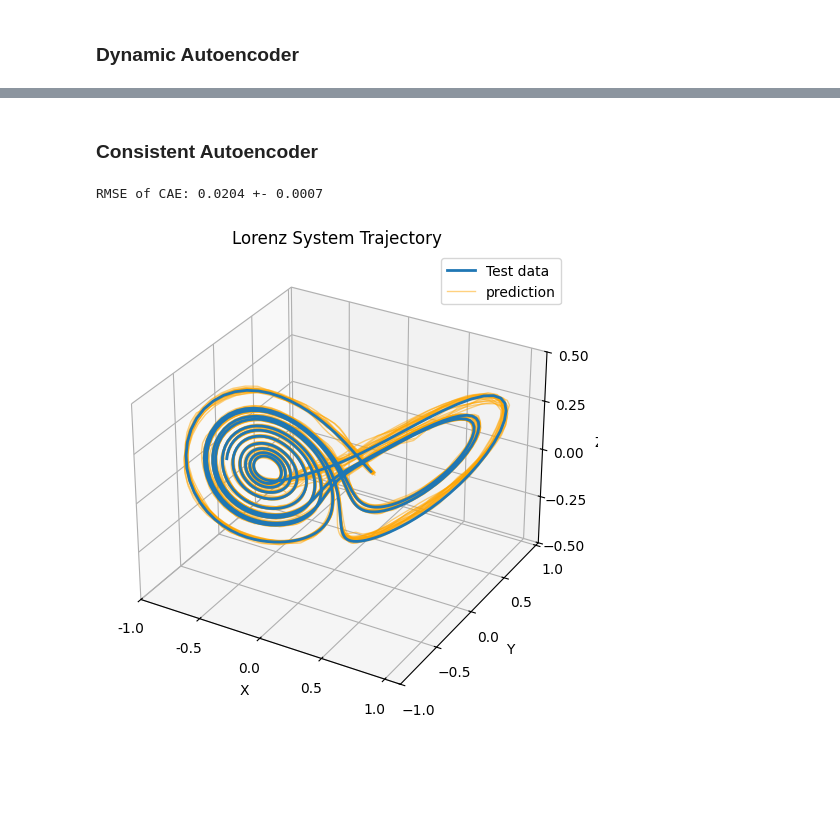
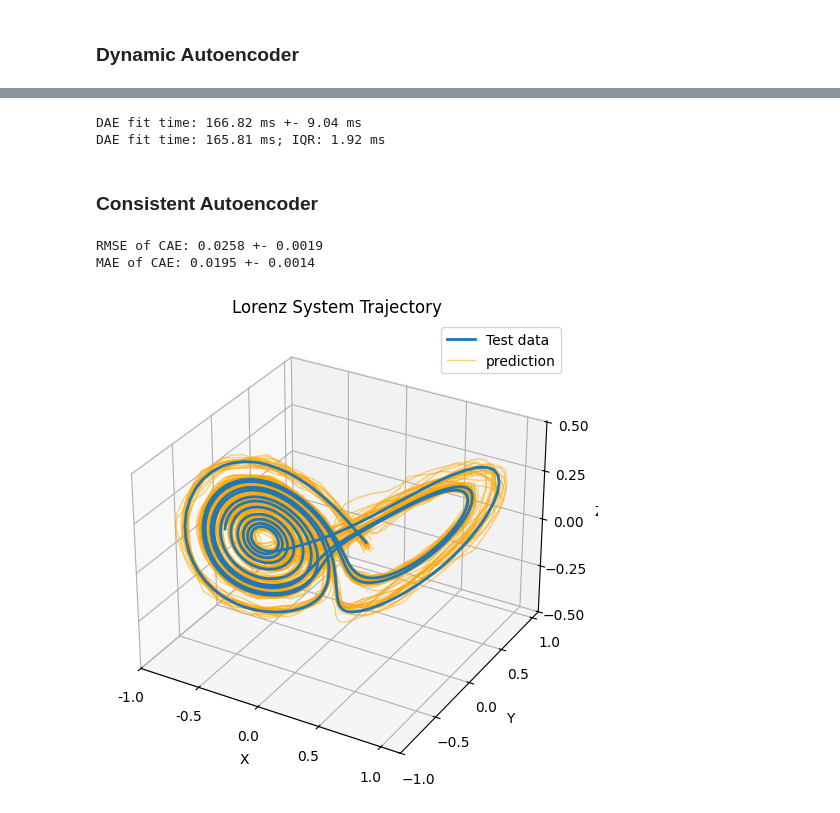
Before and after one commit to pietronvll/encoderops, a Jupyter notebook: exps/lorenz63/analysis.ipynb, the cells around one changed output, grey strips where cells are left out. Cells and saved outputs as stored; diff of their text form; code cells hidden in the pictures; blank space fills up the shorter version.

```diff
--- a/exps/lorenz63/analysis.ipynb
+++ b/exps/lorenz63/analysis.ipynb
@@ -709,6 +834,7 @@ subdir = "lorenz63/DAE"
 n_models = 20
 
 rmse = []
+mae = []
 predictions = []
 for i in range(n_models):
     filename = f"DAE_rep{i}.pt"
@@ -718,8 +844,11 @@ for i in range(n_models):
             filename=path_in_repo,
             repo_type="model")
     feature_map = DynamicAE.load(ckpt_path)
+    feature_map = recompute_evolution_operator(feature_map, train_ctxs)
     results = model_validation(feature_map)
     predictions.append(results['predictions'])
     rmse.append(results['rmse'])
+    mae.append(results['mae'])
 print(f'RMSE of DAE: {np.mean(rmse):.4f} +- {np.std(rmse):.4f}')
+print(f'MAE of DAE: {np.mean(mae):.4f} +- {np.std(mae):.4f}')
 # %% [output]
@@ -752,18 +881,0 @@ plt.show()
-# %%
-subdir = "lorenz63/DAE"
-n_models = 20
-
-rmse = []
-predictions = []
-for i in range(n_models):
-    filename = f"DAE_rep{i}.pt"
-    path_in_repo = f"{subdir}/{filename}"
-    ckpt_path =hf_hub_download(
-            repo_id=repo_id,
-            filename=path_in_repo,
-            repo_type="model")
-    feature_map = DynamicAE.load(ckpt_path)
-    results = multistep_forecasting(feature_map)
-    predictions.append(results['predictions'])
-    rmse.append(results['rmse'])
-print(f'RMSE of DAE: {np.mean(rmse):.4f} +- {np.std(rmse):.4f}')
@@ -826,26 +917,38 @@ plt.show()
+# %%
+n_models = 20
+
+timings = []
+for seed in np.arange(n_models):
+    run_name = f"DAE_rep{seed}"
+
+    # Find the run with that name
+    runs = api.runs(project_path)
+    target_run = None
+    for run in runs:
+        if run.name == run_name:
+            target_run = run
+            break
+
+    timings.append(target_run.history(keys=['epoch_time']).values[:,-1])
+
+timings = np.array(timings) * 1000  # Convert to milliseconds
+print(f"DAE fit time: {np.mean(timings):.2f} ms +- {np.std(timings):.2f} ms")
+IQR = iqr(timings)
+print(f"DAE fit time: {np.median(timings):.2f} ms; IQR: {IQR:.2f} ms")
+# %% [output]
+DAE fit time: 166.82 ms +- 9.04 ms
+DAE fit time: 165.81 ms; IQR: 1.92 ms
 # %% [markdown]
 ### Consistent Autoencoder
 # %%
 from exps.lorenz63.cae import ConsistentAE
 from exps.lorenz63.trainer_CAE import MLPEncoder, MLPDecoder
-# %%
-def model_validation(model):
-    predictions = (model.predict(test_ctxs, t=1)).reshape(-1, n_vars)
-    rmse = RMSE(predictions, truth)
-    return {'rmse': rmse, 'predictions': predictions}
-
-def multistep_forecasting(model, timesteps=timesteps):
-    predictions = []
-    for t in range(timesteps):
-        predictions.append((model.predict(test_ctxs[0], t=t+1)).reshape(-1, n_vars))
-    predictions = np.array(predictions).squeeze()
-    rmse = RMSE(predictions, truth[:timesteps])
-    return {'rmse': rmse, 'predictions': predictions}
 # %%
 subdir = "lorenz63/CAE"
 n_models = 20
 
 rmse = []
+mae = []
 predictions = []
 for i in range(n_models):
     filename = f"CAE_rep{i}.pt"
@@ -855,34 +958,38 @@ for i in range(n_models):
             filename=path_in_repo,
             repo_type="model")
     feature_map = ConsistentAE.load(ckpt_path)
+    feature_map = recompute_evolution_operator(feature_map, train_ctxs)
     results = model_validation(feature_map)
     predictions.append(results['predictions'])
     rmse.append(results['rmse'])
+    mae.append(results['mae'])
 print(f'RMSE of CAE: {np.mean(rmse):.4f} +- {np.std(rmse):.4f}')
+print(f'MAE of CAE: {np.mean(mae):.4f} +- {np.std(mae):.4f}')
 # %% [output]
-RMSE of CAE: 0.0204 +- 0.0007
+RMSE of CAE: 0.0258 +- 0.0019
+MAE of CAE: 0.0195 +- 0.0014
 # %%
 fig = plt.figure(figsize=(6,6))
 ax = fig.add_subplot(111, projection='3d')
 
 for i, pred in enumerate(predictions):
     if i == 0:
         ax.plot(pred[:,0], pred[:,1], pred[:,2], lw=1, alpha=.5, label='prediction', color='orange')
     else:
         ax.plot(pred[:,0], pred[:,1], pred[:,2], lw=1, alpha=.5, label='_nolegend_', color='orange')
-ax.plot(truth[:,0], truth[:,1], truth[:,2], lw=2, label='Test data')
+ax.plot(ground_truth[:,0], ground_truth[:,1], ground_truth[:,2], lw=2, label='Test data')
 ax.set_title("Lorenz System Trajectory")
 ax.set_xlabel("X")
 ax.set_xticks(np.linspace(-1,1,5),)
 ax.set_xticklabels(np.linspace(-1,1,5))
 ax.set_ylabel("Y")
 ax.set_yticks(np.linspace(-1,1,5))
 ax.set_zlabel("Z")
 ax.set_zticks(np.linspace(-.5,.5,5))
 
 plt.legend(['prediction', 'Test data'])
 handles, labels = ax.get_legend_handles_labels()
 ax.legend(handles[::-1], labels[::-1])
 plt.show()
 # %% [output]
-[figure, old version]
+[figure, new version]
```
Also changed, not shown: parts of 52 cells of this notebook.
